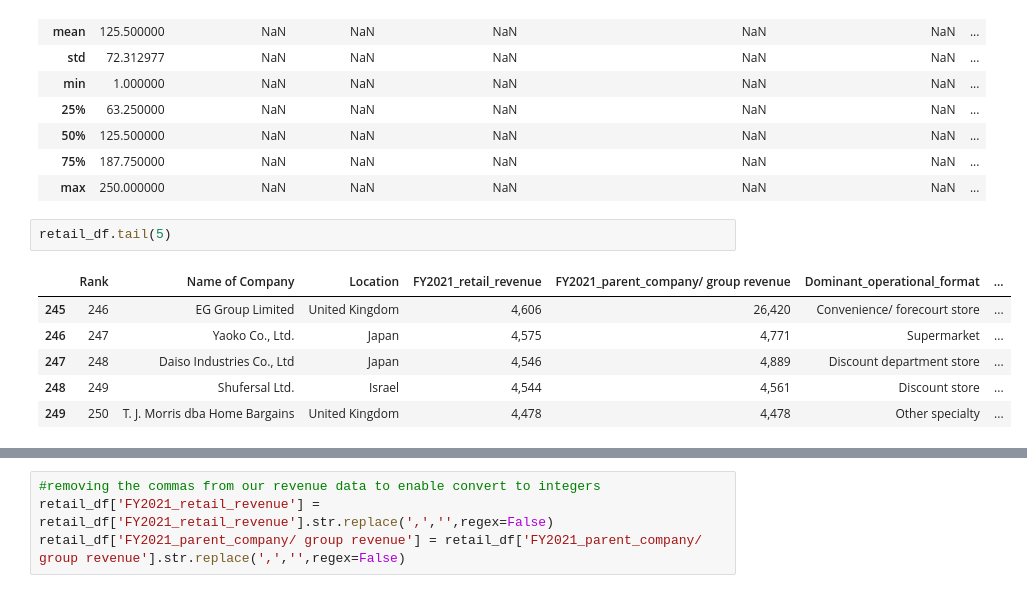
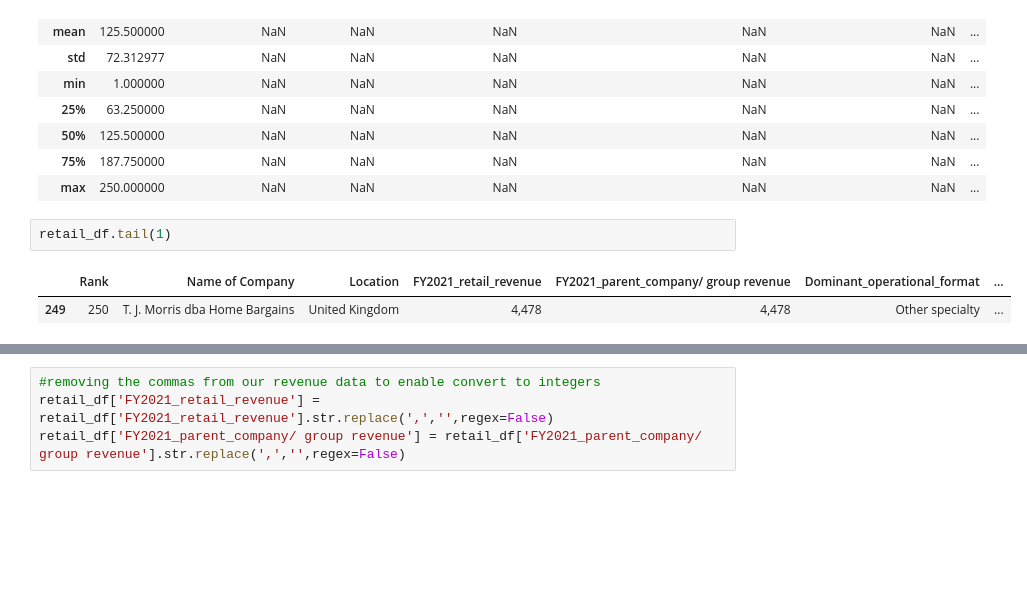
Before and after one commit to G0dzilla21/Data-Analysis-Project, a Jupyter notebook: Data_Analysis_Project.ipynb, the cells around one changed output, grey strips where cells are left out. Saved outputs shown, nothing was run; the diff lists cells and outputs as text; blank space fills up the shorter version.

```diff
--- a/Data_Analysis_Project.ipynb
+++ b/Data_Analysis_Project.ipynb
@@ -26,13 +26,9 @@ retail_df.describe(include='all')
 | 75% | 187.750000 | NaN | NaN | NaN | NaN | NaN | ... |
 | max | 250.000000 | NaN | NaN | NaN | NaN | NaN | ... |
 # %%
-retail_df.tail(5)
+retail_df.tail(1)
 # %% [output]
 |  | Rank | Name of Company | Location | FY2021_retail_revenue | FY2021_parent_company/ group revenue | Dominant_operational_format | ... |
-| 245 | 246 | EG Group Limited | United Kingdom | 4,606 | 26,420 | Convenience/ forecourt store | ... |
-| 246 | 247 | Yaoko Co., Ltd. | Japan | 4,575 | 4,771 | Supermarket | ... |
-| 247 | 248 | Daiso Industries Co., Ltd | Japan | 4,546 | 4,889 | Discount department store | ... |
-| 248 | 249 | Shufersal Ltd. | Israel | 4,544 | 4,561 | Discount store | ... |
 | 249 | 250 | T. J. Morris dba Home Bargains | United Kingdom | 4,478 | 4,478 | Other specialty | ... |
 # %%
 #we can set the rank as the index
```
Also changed, not shown: parts of 21 cells of this notebook.
